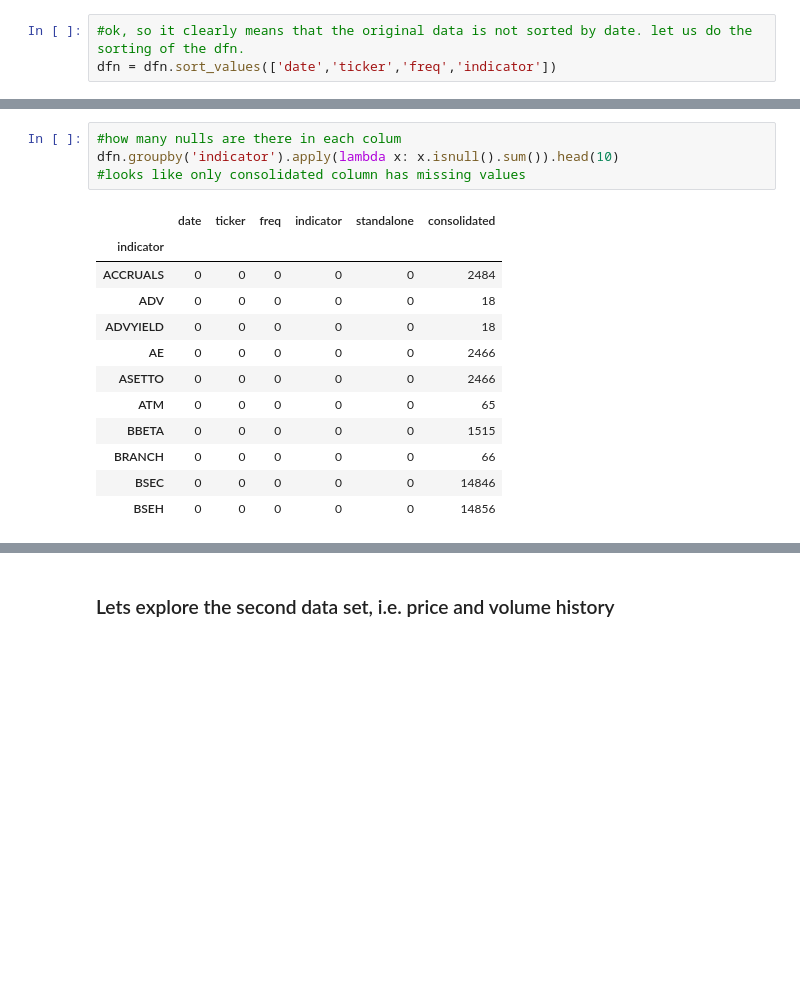
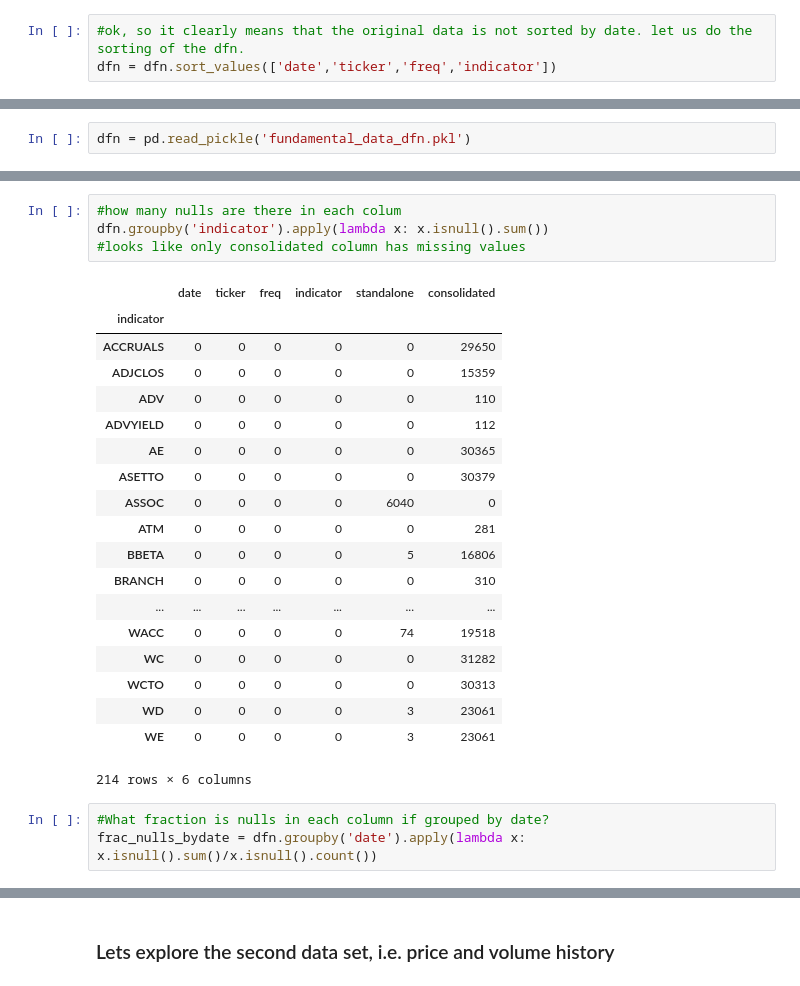
Before and after one commit to SiluPanda/capstone, a Jupyter notebook: capstoneDataExploration.ipynb, the cells around one changed output, grey strips where cells are left out. Cells and saved outputs as stored; diff of their text form; blank space fills up the shorter version.

```diff
--- a/capstoneDataExploration.ipynb
+++ b/capstoneDataExploration.ipynb
@@ -191,0 +197,2 @@ dfn = dfn.sort_values(['date','ticker','freq','indicator'])
+# %%
+dfn = pd.read_pickle('fundamental_data_dfn.pkl')
@@ -207,17 +224,27 @@ plt.xlabel('stock id sorted')
 # %%
 #how many nulls are there in each colum
-dfn.groupby('indicator').apply(lambda x: x.isnull().sum()).head(10)
+dfn.groupby('indicator').apply(lambda x: x.isnull().sum())
 #looks like only consolidated column has missing values
 # %% [output]
 |  | date | ticker | freq | indicator | standalone | consolidated |
 | indicator |  |  |  |  |  |  |
-| ACCRUALS | 0 | 0 | 0 | 0 | 0 | 2484 |
-| ADV | 0 | 0 | 0 | 0 | 0 | 18 |
-| ADVYIELD | 0 | 0 | 0 | 0 | 0 | 18 |
-| AE | 0 | 0 | 0 | 0 | 0 | 2466 |
-| ASETTO | 0 | 0 | 0 | 0 | 0 | 2466 |
-| ATM | 0 | 0 | 0 | 0 | 0 | 65 |
-| BBETA | 0 | 0 | 0 | 0 | 0 | 1515 |
-| BRANCH | 0 | 0 | 0 | 0 | 0 | 66 |
-| BSEC | 0 | 0 | 0 | 0 | 0 | 14846 |
-| BSEH | 0 | 0 | 0 | 0 | 0 | 14856 |
+| ACCRUALS | 0 | 0 | 0 | 0 | 0 | 29650 |
+| ADJCLOS | 0 | 0 | 0 | 0 | 0 | 15359 |
+| ADV | 0 | 0 | 0 | 0 | 0 | 110 |
+| ADVYIELD | 0 | 0 | 0 | 0 | 0 | 112 |
+| AE | 0 | 0 | 0 | 0 | 0 | 30365 |
+| ASETTO | 0 | 0 | 0 | 0 | 0 | 30379 |
+| ASSOC | 0 | 0 | 0 | 0 | 6040 | 0 |
+| ATM | 0 | 0 | 0 | 0 | 0 | 281 |
+| BBETA | 0 | 0 | 0 | 0 | 5 | 16806 |
+| BRANCH | 0 | 0 | 0 | 0 | 0 | 310 |
+| ... | ... | ... | ... | ... | ... | ... |
+| WACC | 0 | 0 | 0 | 0 | 74 | 19518 |
+| WC | 0 | 0 | 0 | 0 | 0 | 31282 |
+| WCTO | 0 | 0 | 0 | 0 | 0 | 30313 |
+| WD | 0 | 0 | 0 | 0 | 3 | 23061 |
+| WE | 0 | 0 | 0 | 0 | 3 | 23061 |
+214 rows × 6 columns
+# %%
+#What fraction is nulls in each column if grouped by date?
+frac_nulls_bydate = dfn.groupby('date').apply(lambda x: x.isnull().sum()/x.isnull().count())
```
Also changed, not shown: parts of 64 cells of this notebook, 1 other file.
